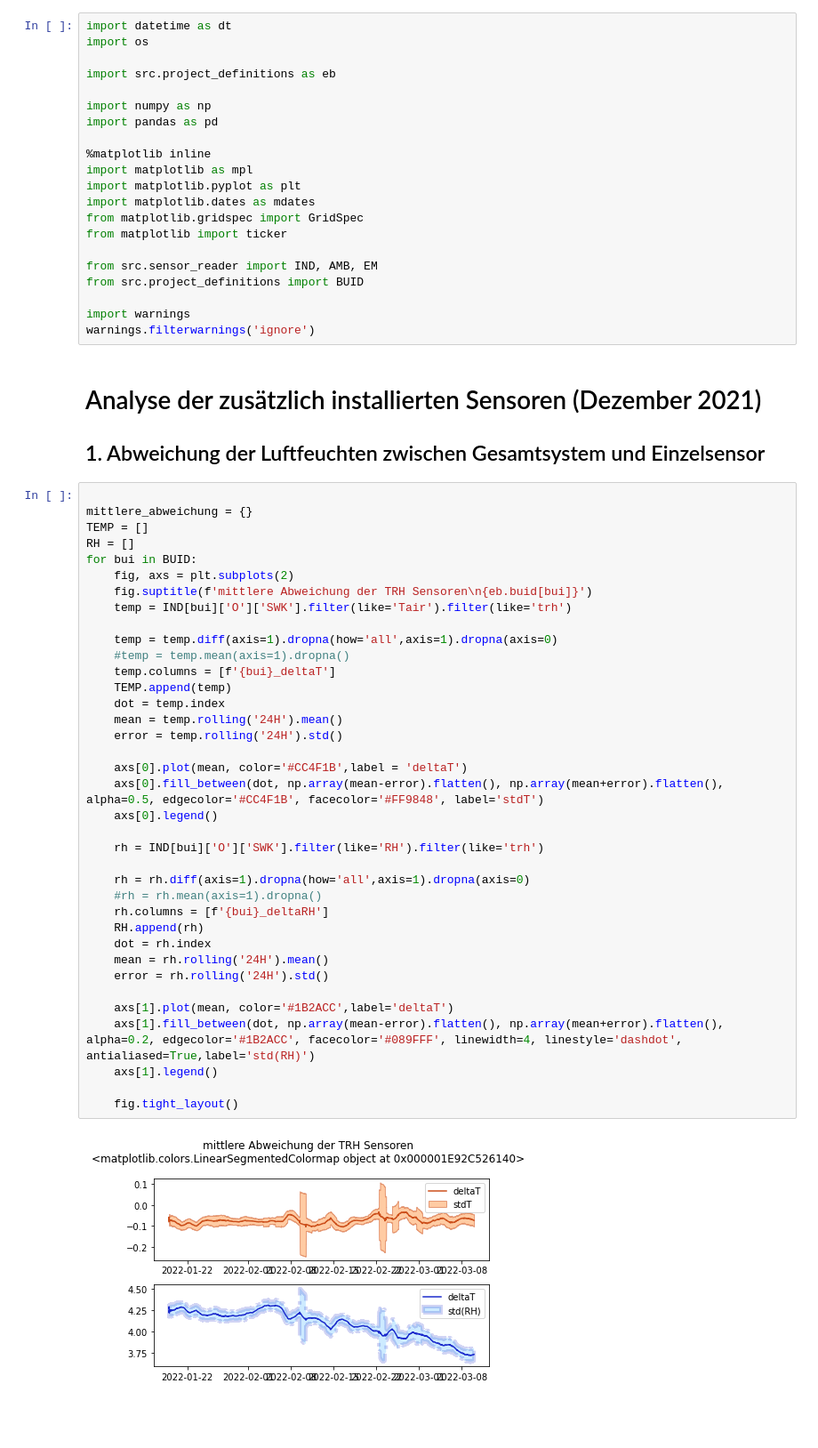
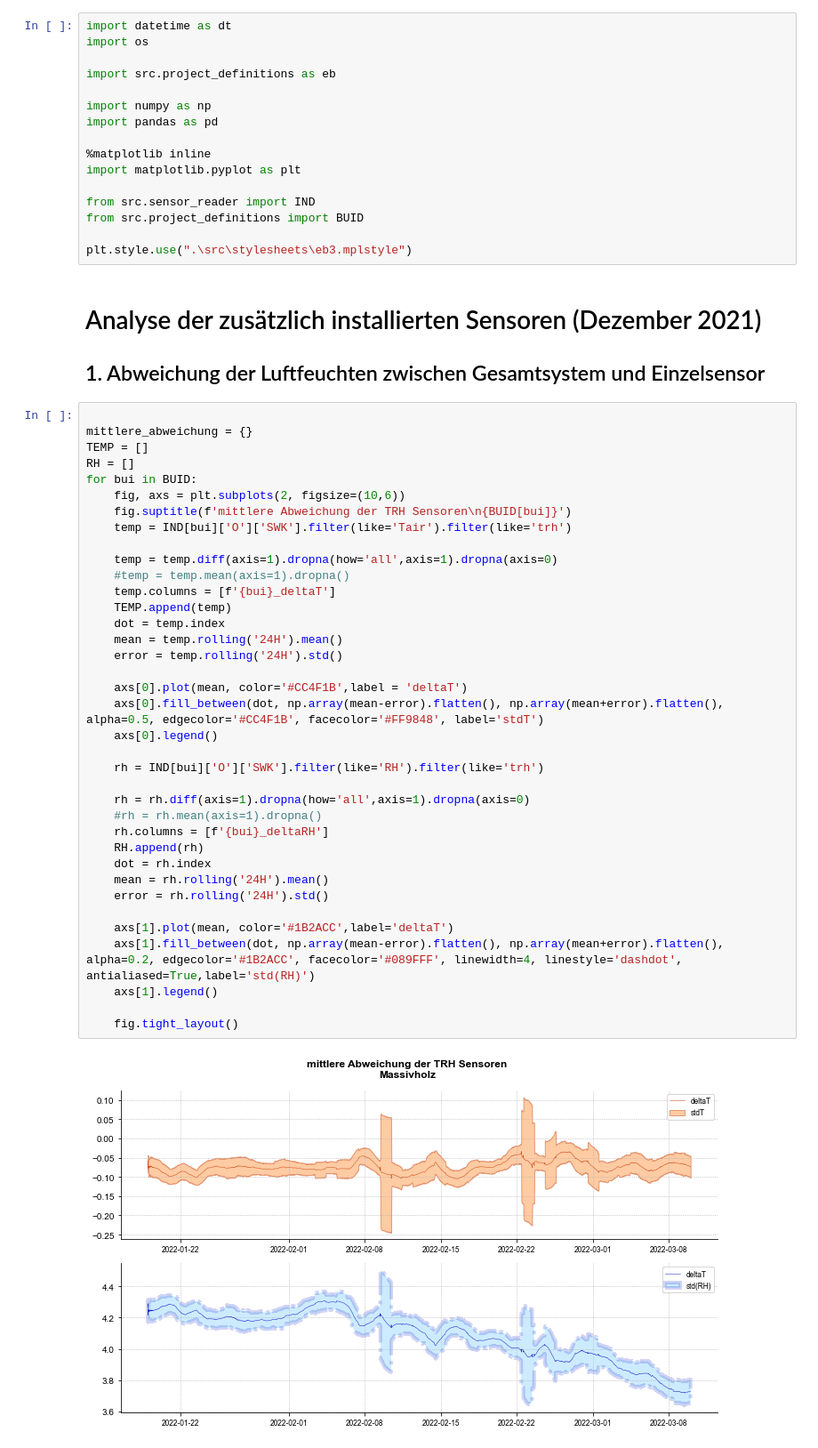
Before and after one commit to Ramonfi/eb-scripts, a Jupyter notebook: 2_4_2_Abweichung_trh.ipynb, the cells around one changed output. Shown at 89% size. Drawn from its saved outputs; the diff is of its cells as text; blank space fills up the shorter version.

```diff
--- a/2_4_2_Abweichung_trh.ipynb
+++ b/2_4_2_Abweichung_trh.ipynb
@@ -8,17 +8,12 @@ import numpy as np
 import pandas as pd
 
 %matplotlib inline
-import matplotlib as mpl
 import matplotlib.pyplot as plt
-import matplotlib.dates as mdates
-from matplotlib.gridspec import GridSpec
-from matplotlib import ticker
 
-from src.sensor_reader import IND, AMB, EM
+from src.sensor_reader import IND
 from src.project_definitions import BUID
 
-import warnings
-warnings.filterwarnings('ignore')
+plt.style.use(".\src\stylesheets\eb3.mplstyle")
 # %% [markdown]
 # Analyse der zusätzlich installierten Sensoren (Dezember 2021)
 ## 1. Abweichung der Luftfeuchten zwischen Gesamtsystem und Einzelsensor
@@ -28,36 +23,36 @@ mittlere_abweichung = {}
 TEMP = []
 RH = []
 for bui in BUID:
-    fig, axs = plt.subplots(2)
-    fig.suptitle(f'mittlere Abweichung der TRH Sensoren\n{eb.buid[bui]}')
+    fig, axs = plt.subplots(2, figsize=(10,6))
+    fig.suptitle(f'mittlere Abweichung der TRH Sensoren\n{BUID[bui]}')
     temp = IND[bui]['O']['SWK'].filter(like='Tair').filter(like='trh')
 
     temp = temp.diff(axis=1).dropna(how='all',axis=1).dropna(axis=0)
     #temp = temp.mean(axis=1).dropna()
     temp.columns = [f'{bui}_deltaT']
     TEMP.append(temp)
     dot = temp.index
     mean = temp.rolling('24H').mean()
     error = temp.rolling('24H').std()
 
     axs[0].plot(mean, color='#CC4F1B',label = 'deltaT')
     axs[0].fill_between(dot, np.array(mean-error).flatten(), np.array(mean+error).flatten(), alpha=0.5, edgecolor='#CC4F1B', facecolor='#FF9848', label='stdT')
     axs[0].legend()
 
     rh = IND[bui]['O']['SWK'].filter(like='RH').filter(like='trh')
 
     rh = rh.diff(axis=1).dropna(how='all',axis=1).dropna(axis=0)
     #rh = rh.mean(axis=1).dropna()
     rh.columns = [f'{bui}_deltaRH']
     RH.append(rh)
     dot = rh.index
     mean = rh.rolling('24H').mean()
     error = rh.rolling('24H').std()
 
     axs[1].plot(mean, color='#1B2ACC',label='deltaT')
     axs[1].fill_between(dot, np.array(mean-error).flatten(), np.array(mean+error).flatten(), alpha=0.2, edgecolor='#1B2ACC', facecolor='#089FFF', linewidth=4, linestyle='dashdot', antialiased=True,label='std(RH)')
     axs[1].legend()
 
     fig.tight_layout()
 # %% [output]
-[figure, old version]
+[figure, new version]
```
Also changed, not shown: parts of 5 cells of this notebook, 6 other files.
